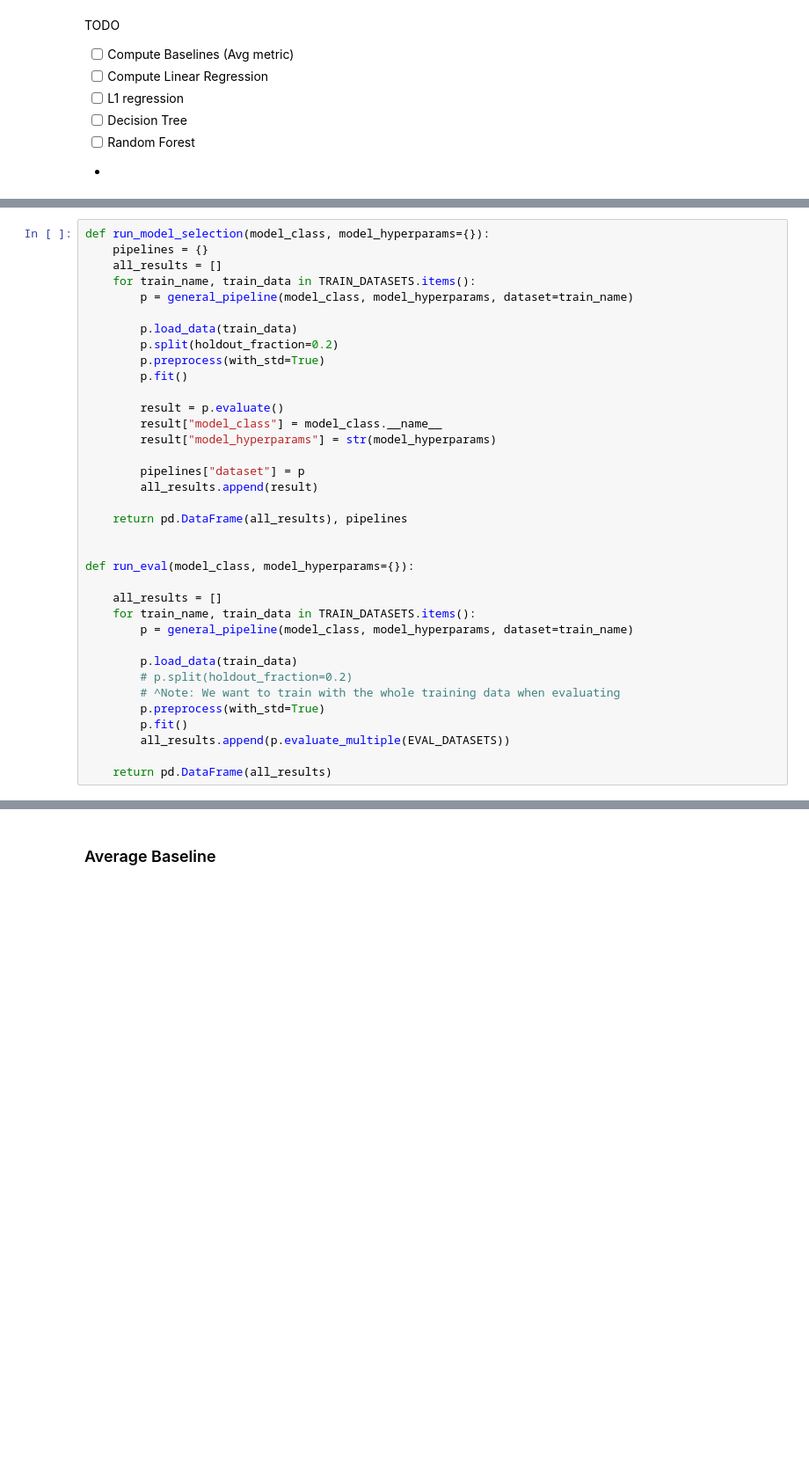
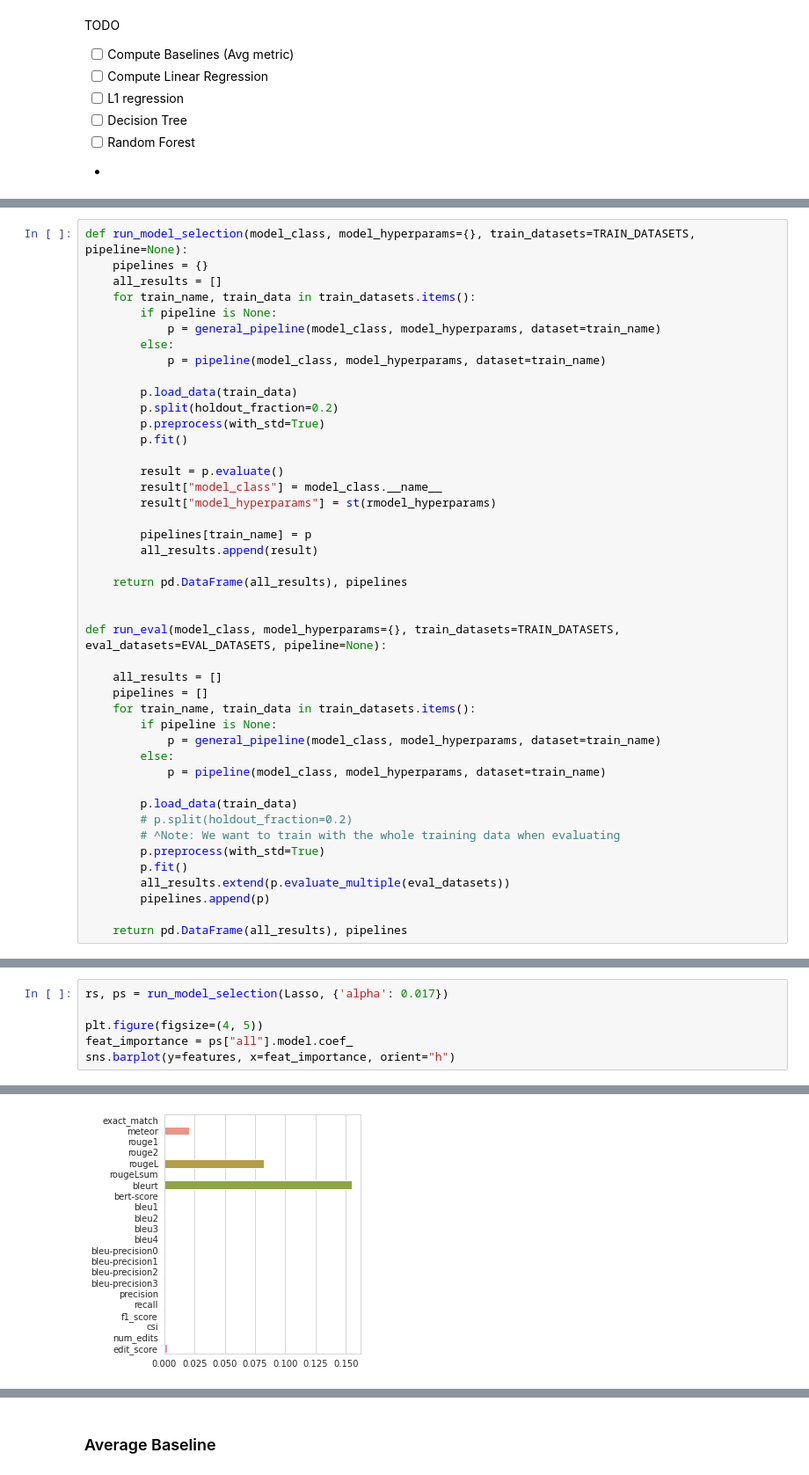
Before and after one commit to pdasigi/eqqa, a Jupyter notebook: scripts/MOCHA_Baselines.ipynb, the cells around one changed output, grey strips where cells are left out. Shown at 88% size. Saved outputs shown, nothing was run; the diff lists cells and outputs as text; blank space fills up the shorter version.

```diff
--- a/scripts/MOCHA_Baselines.ipynb
+++ b/scripts/MOCHA_Baselines.ipynb
@@ -180,9 +289,12 @@ general_pipeline = partial(Pipeline, features=features, target=target)
 # %%
-def run_model_selection(model_class, model_hyperparams={}):
+def run_model_selection(model_class, model_hyperparams={}, train_datasets=TRAIN_DATASETS, pipeline=None):
     pipelines = {}
     all_results = []
-    for train_name, train_data in TRAIN_DATASETS.items():
-        p = general_pipeline(model_class, model_hyperparams, dataset=train_name)
+    for train_name, train_data in train_datasets.items():
+        if pipeline is None:
+            p = general_pipeline(model_class, model_hyperparams, dataset=train_name)
+        else:
+            p = pipeline(model_class, model_hyperparams, dataset=train_name)
 
         p.load_data(train_data)
         p.split(holdout_fraction=0.2)
@@ -191,28 +303,33 @@ def run_model_selection(model_class, model_hyperparams={}):
 
         result = p.evaluate()
         result["model_class"] = model_class.__name__
-        result["model_hyperparams"] = str(model_hyperparams)
+        result["model_hyperparams"] = st(rmodel_hyperparams)
 
-        pipelines["dataset"] = p
+        pipelines[train_name] = p
         all_results.append(result)
 
     return pd.DataFrame(all_results), pipelines
 
 
-def run_eval(model_class, model_hyperparams={}):
+def run_eval(model_class, model_hyperparams={}, train_datasets=TRAIN_DATASETS, eval_datasets=EVAL_DATASETS, pipeline=None):
 
     all_results = []
-    for train_name, train_data in TRAIN_DATASETS.items():
-        p = general_pipeline(model_class, model_hyperparams, dataset=train_name)
+    pipelines = []
+    for train_name, train_data in train_datasets.items():
+        if pipeline is None:
+            p = general_pipeline(model_class, model_hyperparams, dataset=train_name)
+        else:
+            p = pipeline(model_class, model_hyperparams, dataset=train_name)
 
         p.load_data(train_data)
         # p.split(holdout_fraction=0.2)
         # ^Note: We want to train with the whole training data when evaluating
         p.preprocess(with_std=True)
         p.fit()
-        all_results.append(p.evaluate_multiple(EVAL_DATASETS))
+        all_results.extend(p.evaluate_multiple(eval_datasets))
+        pipelines.append(p)
 
-    return pd.DataFrame(all_results)
+    return pd.DataFrame(all_results), pipelines
 # %%
 # Linear regression
 from sklearn.linear_model import LinearRegression
@@ -332,0 +745,7 @@ p.X_test.shape
+# %%
+rs, ps = run_model_selection(Lasso, {'alpha': 0.017})
+
+plt.figure(figsize=(4, 5))
+feat_importance = ps["all"].model.coef_
+sns.barplot(y=features, x=feat_importance, orient="h")
+# %% [output]
@@ -332,0 +760 @@ p.X_test.shape
+[figure, added]
```
Also changed, not shown: parts of 58 cells of this notebook, 9 other files.
